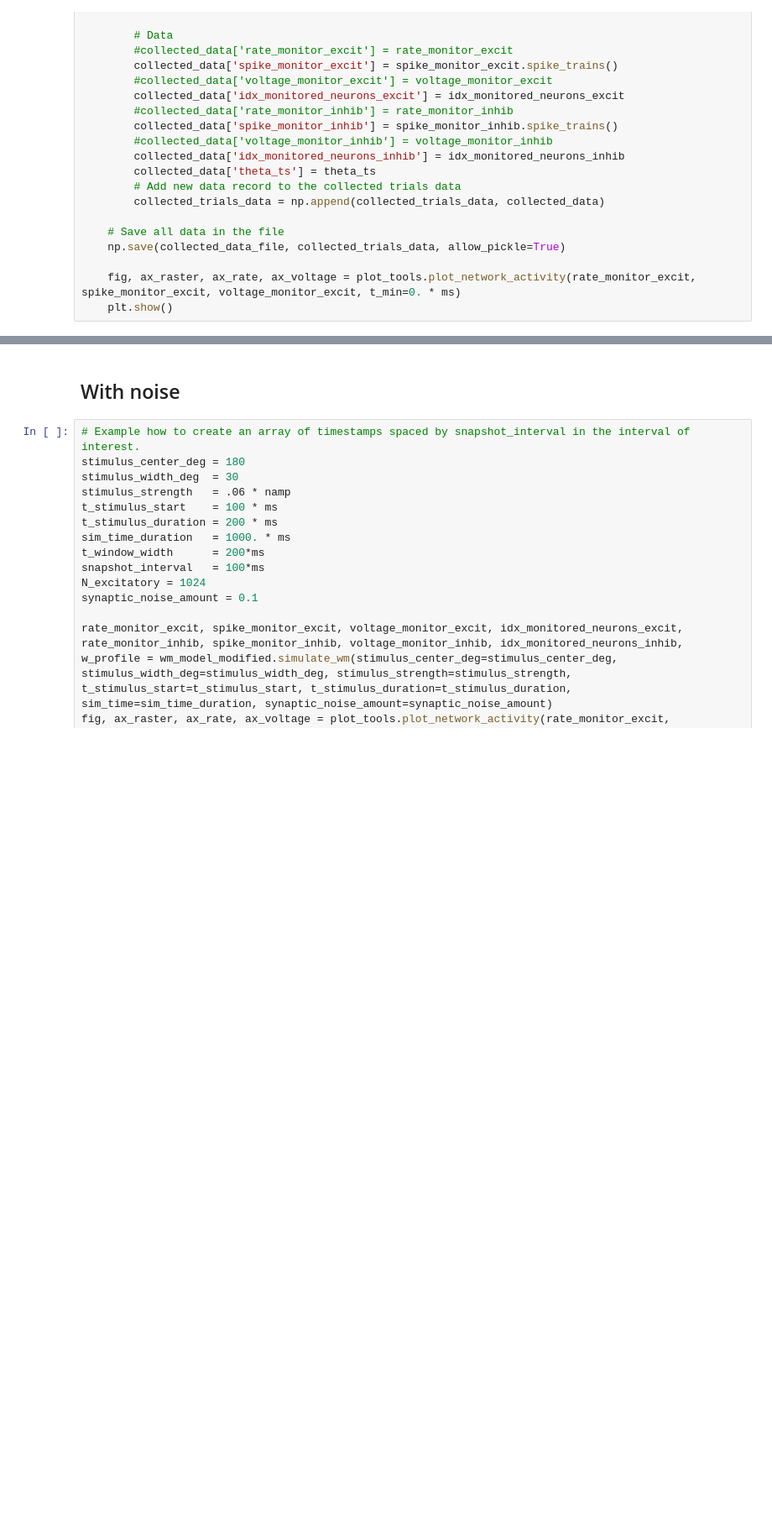
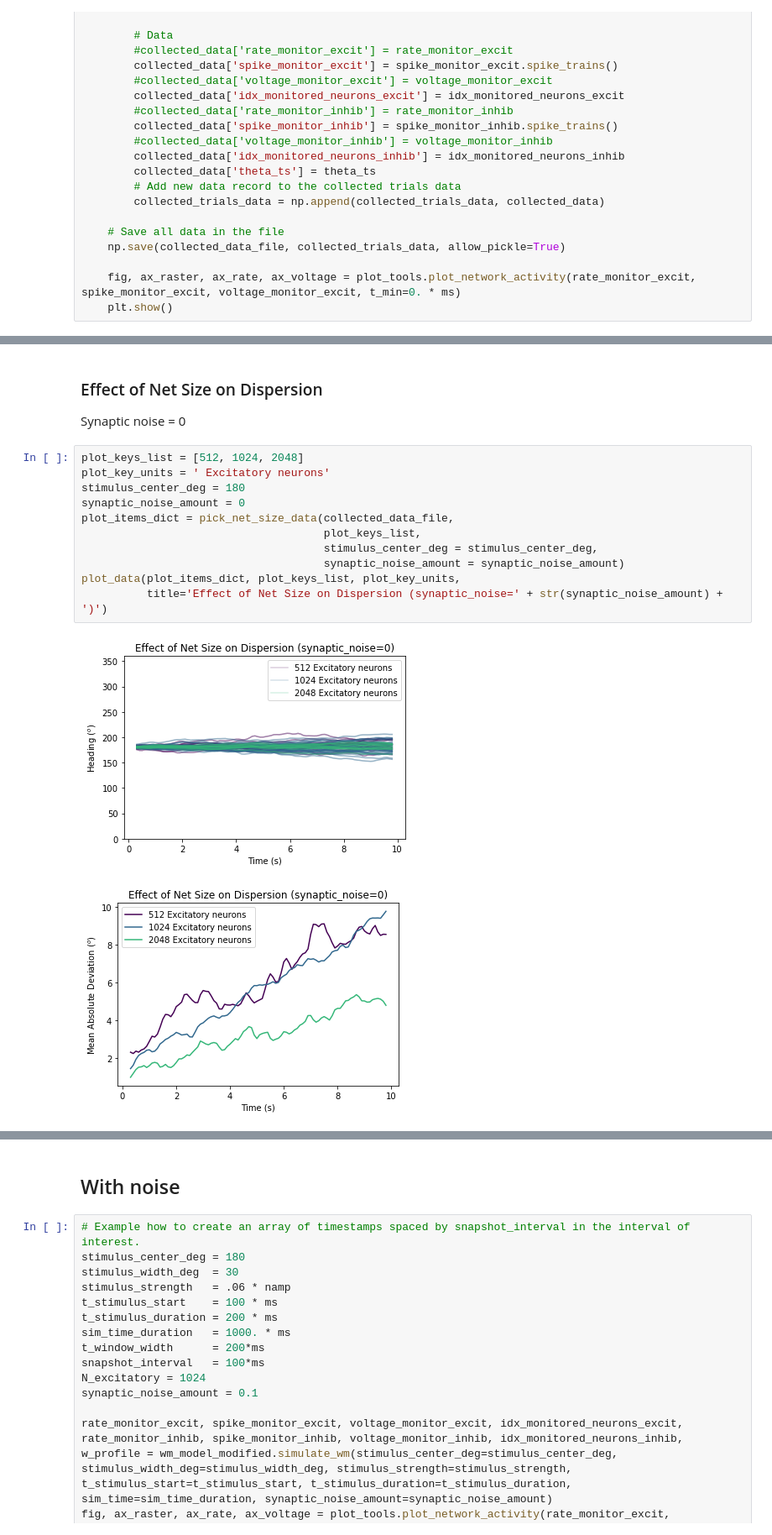
Before and after one commit to johnpi/Pisokas_Hennig_2022_Attractor_Based_Memory_old, a Jupyter notebook: line-attractor-spiking-neurodynexlib.ipynb, the cells around one changed output, grey strips where cells are left out. Shown at 84% size. Cells and saved outputs as stored; diff of their text form; blank space fills up the shorter version.

```diff
--- a/line-attractor-spiking-neurodynexlib.ipynb
+++ b/line-attractor-spiking-neurodynexlib.ipynb
@@ -487,0 +699,18 @@ plt.legend()
+# %% [markdown]
+### Effect of Net Size on Dispersion
+
+Synaptic noise = 0
+# %%
+plot_keys_list = [512, 1024, 2048]
+plot_key_units = ' Excitatory neurons'
+stimulus_center_deg = 180
+synaptic_noise_amount = 0
+plot_items_dict = pick_net_size_data(collected_data_file,
+                                     plot_keys_list,
+                                     stimulus_center_deg = stimulus_center_deg,
+                                     synaptic_noise_amount = synaptic_noise_amount)
+plot_data(plot_items_dict, plot_keys_list, plot_key_units,
+          title='Effect of Net Size on Dispersion (synaptic_noise=' + str(synaptic_noise_amount) + ')')
+# %% [output]
+[figure, added]
+[figure, added]
```
Also changed, not shown: parts of 15 cells of this notebook, 5 other files.
